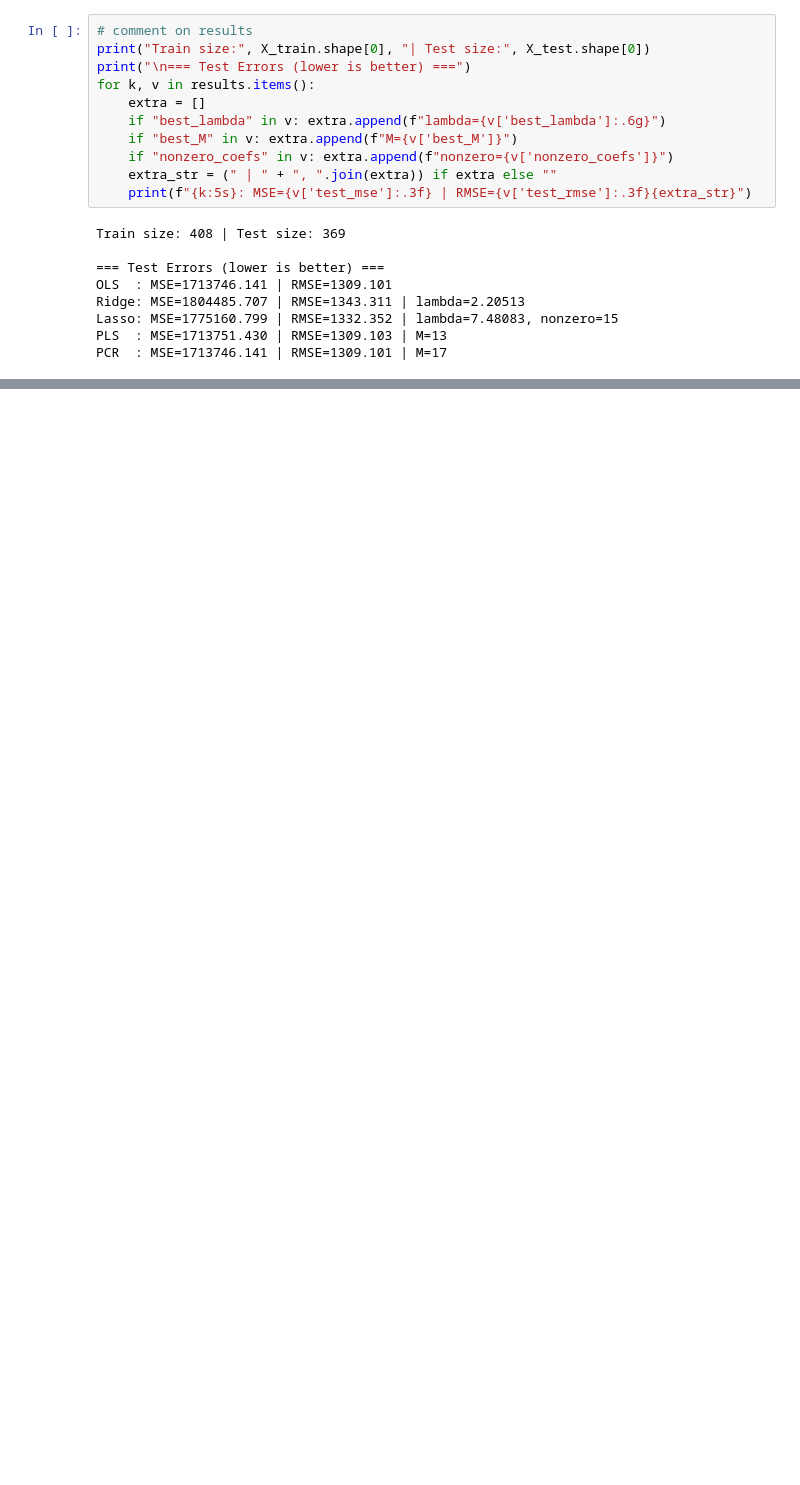
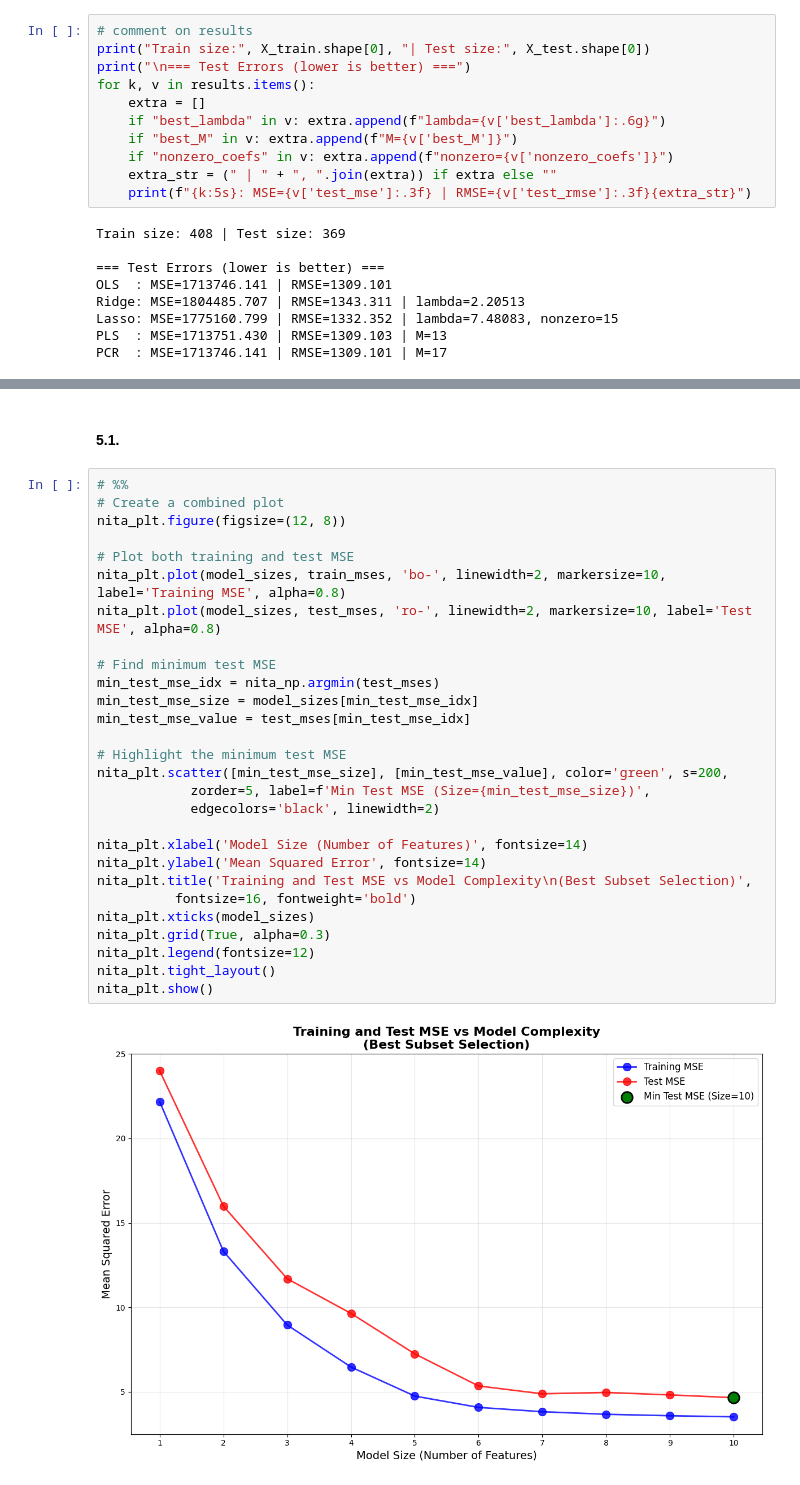
Before and after one commit to channreaksmey/statistical-modeling-tp, a Jupyter notebook: TP3/notebook.ipynb, the cells around one changed output, grey strips where cells are left out. Saved outputs shown, nothing was run; the diff lists cells and outputs as text; blank space fills up the shorter version.

```diff
--- a/TP3/notebook.ipynb
+++ b/TP3/notebook.ipynb
@@ -915,0 +1180,32 @@ PCR  : MSE=1713746.141 | RMSE=1309.101 | M=17
+# %% [markdown]
+#### 5.1.
+# %%
+# %%
+# Create a combined plot
+nita_plt.figure(figsize=(12, 8))
+
+# Plot both training and test MSE
+nita_plt.plot(model_sizes, train_mses, 'bo-', linewidth=2, markersize=10, label='Training MSE', alpha=0.8)
+nita_plt.plot(model_sizes, test_mses, 'ro-', linewidth=2, markersize=10, label='Test MSE', alpha=0.8)
+
+# Find minimum test MSE
+min_test_mse_idx = nita_np.argmin(test_mses)
+min_test_mse_size = model_sizes[min_test_mse_idx]
+min_test_mse_value = test_mses[min_test_mse_idx]
+
+# Highlight the minimum test MSE
+nita_plt.scatter([min_test_mse_size], [min_test_mse_value], color='green', s=200,
+            zorder=5, label=f'Min Test MSE (Size={min_test_mse_size})',
+            edgecolors='black', linewidth=2)
+
+nita_plt.xlabel('Model Size (Number of Features)', fontsize=14)
+nita_plt.ylabel('Mean Squared Error', fontsize=14)
+nita_plt.title('Training and Test MSE vs Model Complexity\n(Best Subset Selection)',
+          fontsize=16, fontweight='bold')
+nita_plt.xticks(model_sizes)
+nita_plt.grid(True, alpha=0.3)
+nita_plt.legend(fontsize=12)
+nita_plt.tight_layout()
+nita_plt.show()
+# %% [output]
+[figure, added]
```
Also changed, not shown: parts of 22 cells of this notebook, 3 other files.
